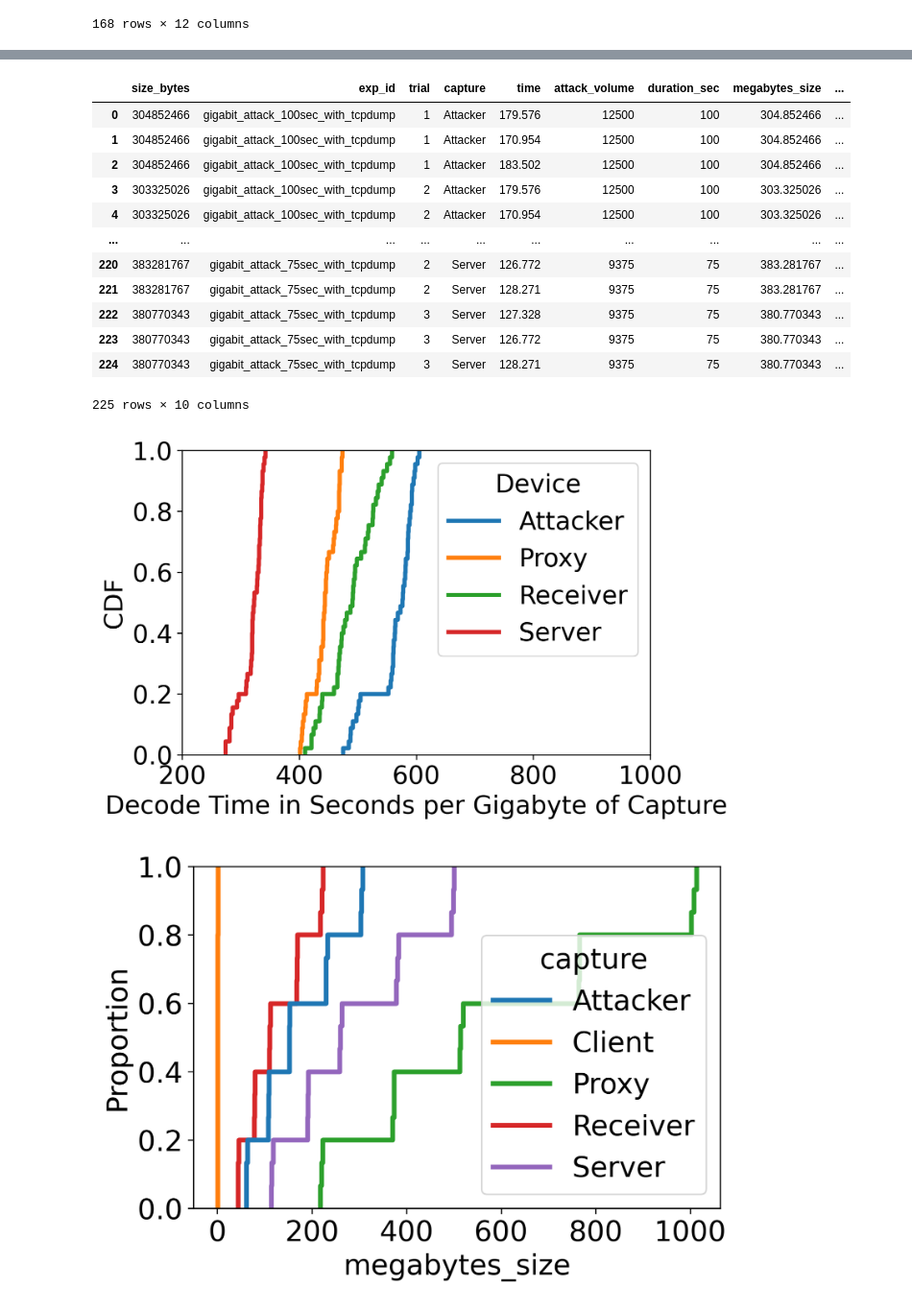
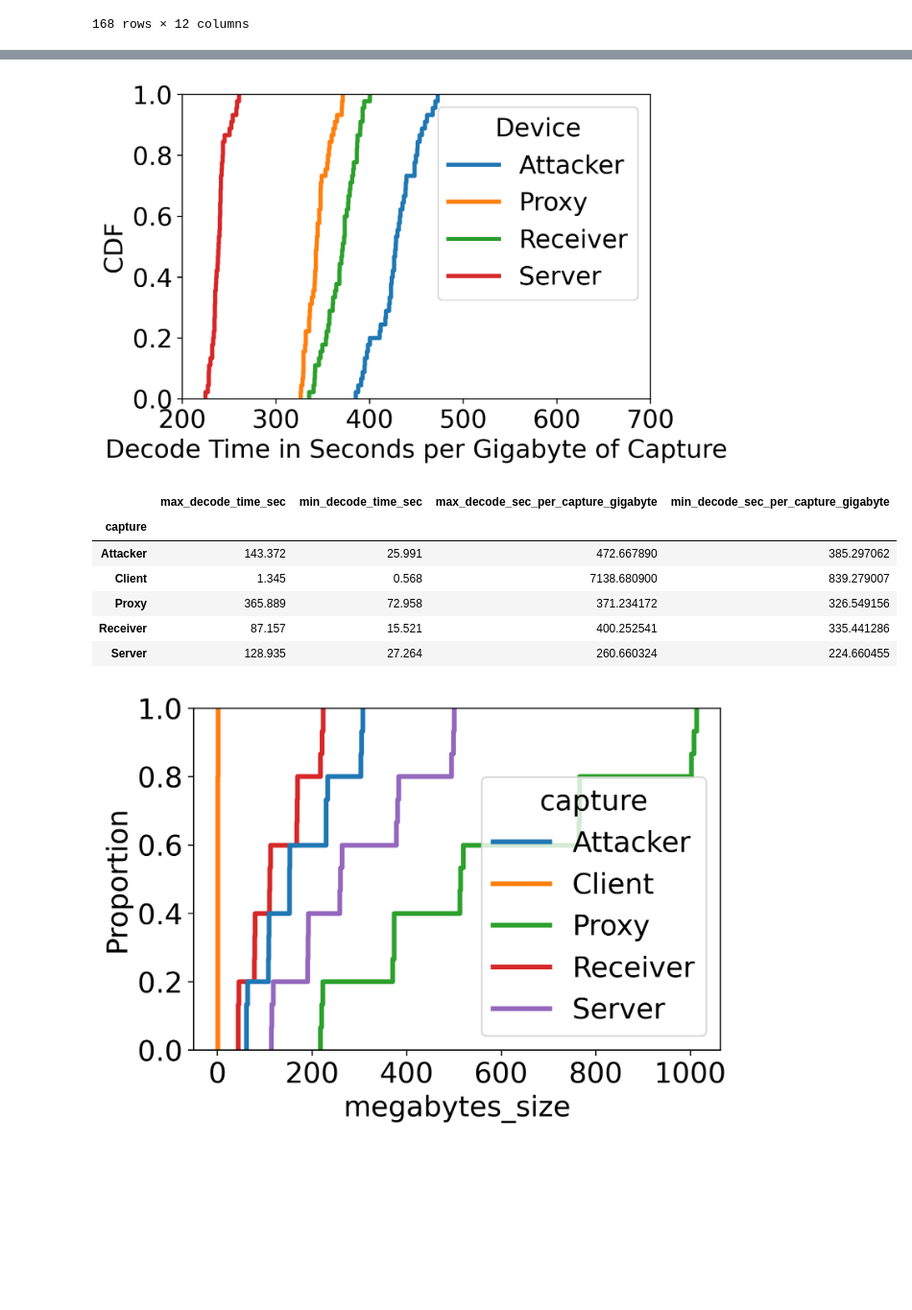
Before and after one commit to amirfarhat/dos-californium, a Jupyter notebook: notebooks/polars_multi_send_to_db_play.ipynb, the cells around one changed output, grey strips where cells are left out. Shown at 96% size. Drawn from its saved outputs; the diff is of its cells as text; code cells hidden in the pictures; blank space fills up the shorter version.

```diff
--- a/notebooks/polars_multi_send_to_db_play.ipynb
+++ b/notebooks/polars_multi_send_to_db_play.ipynb
@@ -842,24 +842,27 @@ mdf
 168 rows × 12 columns
 # %%
 d = list()
-with open("/home/ubuntu/dos-californium/decode_lines.txt", "r") as f:
+# with open("/home/ubuntu/dos-californium/decode_lines.txt", "r") as f:
+with open("/home/ubuntu/dos-californium/redone_decode_lines.txt", "r") as f:
   for i, L in enumerate(f):
-    L = L.rstrip().replace("\t", " ").replace("-real ", "/real/").replace(":", "/")
+    L = L.rstrip().replace("\t", " ").replace("-real ", "/real/").replace(":real ", "/real/").replace(":", "/").replace("-", "/")
     parts = L.split("/")
-    exp_id = parts[0].replace("file_", "")
+    group_id = parts[0].replace("file_", "")
+    exp_id = parts[1].replace("process_", "").replace(".log", "")
     if i % 2 == 0:
-      dump = parts[-1]
+      dump = parts[-1].replace("client1", "client").replace("_dump.pcap", "").title()
       d.append({
+        "group_id": group_id,
         "exp_id": exp_id,
-        "dump": dump,
-        "time": None
+        "capture": dump,
+        "decode_time_sec": None
       })
     else:
       s = parts[-1]
       mins = int(s[:s.index("m")])
       secs = float(s[s.index("m")+1:-1])
       time = mins*60 + secs
-      d[-1]["time"] = time
+      d[-1]["decode_time_sec"] = time
 
 df = pd.DataFrame.from_dict(d)
 
@@ -875,11 +878,7 @@ volumes = [
 ]
 vdf = pd.DataFrame.from_records(volumes)
 
-
 df = df.merge(vdf, on="exp_id")
-df.rename(columns={
-  "dump": "capture",
-}, inplace=True)
 df["capture"] = df["capture"].str.replace("_dump.pcap", "")
 df["capture"] = df["capture"].str.replace("client1", "client")
 df = df[df["exp_id"].str.startswith("gigabit_attack")]
@@ -889,7 +888,7 @@ gdf = (
   df
   .groupby(by=["exp_id", "attack_volume", "capture"])
   .agg(
-    avg_decode_time=("time", "mean"),
+    avg_decode_time=("decode_time_sec", "mean"),
     attack_duration_sec=("duration_sec", "max")
   )
   .sort_values(by="attack_volume")
@@ -902,7 +901,7 @@ g = sns.relplot(
   ci="sd",
   err_style="bars",
   x="duration_sec",
-  y="time",
+  y="decode_time_sec",
   hue="capture",
   hue_order=[
     'Proxy',
@@ -968,51 +967,54 @@ with open("/home/ubuntu/dos-californium/gigabit_dump_sizes.txt", "r") as f:
     size_bytes = int(parts[0])
     dump_path = parts[1].replace("./", "")
     path_parts = dump_path.split("/")
     exp_id = path_parts[0]
     trial = int(path_parts[1])
     capture = path_parts[2].replace("client1", "client").replace("_dump.pcap", "").title()
 
     d.append({
       "size_bytes": size_bytes,
       "exp_id": exp_id,
       "trial": trial,
       "capture": capture,
     })
 
 sdf = pd.DataFrame.from_records(d)
 sdf = sdf.merge(df, on=["exp_id", "capture"])
 sdf["megabytes_size"] = (1e-6 * sdf["size_bytes"])
-sdf["decode_msec_per_capture_megabyte"] = (1e3 * sdf["time"]) / (1e-6 * sdf["size_bytes"])
-sdf["decode_sec_per_capture_gigabyte"] = (1e0 * sdf["time"]) / (1e-9 * sdf["size_bytes"])
+sdf["decode_msec_per_capture_megabyte"] = (1e3 * sdf["decode_time_sec"]) / (1e-6 * sdf["size_bytes"])
+sdf["decode_sec_per_capture_gigabyte"] = (1e0 * sdf["decode_time_sec"]) / (1e-9 * sdf["size_bytes"])
 
 ax = sns.ecdfplot(
   data=sdf[sdf["capture"] != "Client"],
   x="decode_sec_per_capture_gigabyte",
   hue="capture",
 )
 
-ax.set_xlim([200, 1_000])
+ax.set_xlim([200, 700])
 # ax.set_xticks(list(range(200, 1_100 + 1, 50)), rot=45)
 ax.set_ylabel("CDF")
 ax.set_xlabel("Decode Time in Seconds per Gigabyte of Capture")
 ax.get_legend().set_title("Device")
+plt.show()
 
-sdf
+(
+  sdf.groupby(by="capture")
+  .agg(
+    max_decode_time_sec=("decode_time_sec", "max"),
+    min_decode_time_sec=("decode_time_sec", "min"),
+    max_decode_sec_per_capture_gigabyte=("decode_sec_per_capture_gigabyte", "max"),
+    min_decode_sec_per_capture_gigabyte=("decode_sec_per_capture_gigabyte", "min"),
+  )
+)
 # %% [output]
+[figure, new version]
-|  | size_bytes | exp_id | trial | capture | time | attack_volume | duration_sec | megabytes_size | ... |
-| 0 | 304852466 | gigabit_attack_100sec_with_tcpdump | 1 | Attacker | 179.576 | 12500 | 100 | 304.852466 | ... |
-| 1 | 304852466 | gigabit_attack_100sec_with_tcpdump | 1 | Attacker | 170.954 | 12500 | 100 | 304.852466 | ... |
-| 2 | 304852466 | gigabit_attack_100sec_with_tcpdump | 1 | Attacker | 183.502 | 12500 | 100 | 304.852466 | ... |
-| 3 | 303325026 | gigabit_attack_100sec_with_tcpdump | 2 | Attacker | 179.576 | 12500 | 100 | 303.325026 | ... |
-| 4 | 303325026 | gigabit_attack_100sec_with_tcpdump | 2 | Attacker | 170.954 | 12500 | 100 | 303.325026 | ... |
-| ... | ... | ... | ... | ... | ... | ... | ... | ... | ... |
-| 220 | 383281767 | gigabit_attack_75sec_with_tcpdump | 2 | Server | 126.772 | 9375 | 75 | 383.281767 | ... |
-| 221 | 383281767 | gigabit_attack_75sec_with_tcpdump | 2 | Server | 128.271 | 9375 | 75 | 383.281767 | ... |
-| 222 | 380770343 | gigabit_attack_75sec_with_tcpdump | 3 | Server | 127.328 | 9375 | 75 | 380.770343 | ... |
-| 223 | 380770343 | gigabit_attack_75sec_with_tcpdump | 3 | Server | 126.772 | 9375 | 75 | 380.770343 | ... |
-| 224 | 380770343 | gigabit_attack_75sec_with_tcpdump | 3 | Server | 128.271 | 9375 | 75 | 380.770343 | ... |
+|  | max_decode_time_sec | min_decode_time_sec | max_decode_sec_per_capture_gigabyte | min_decode_sec_per_capture_gigabyte |
+| capture |  |  |  |  |
+| Attacker | 143.372 | 25.991 | 472.667890 | 385.297062 |
+| Client | 1.345 | 0.568 | 7138.680900 | 839.279007 |
+| Proxy | 365.889 | 72.958 | 371.234172 | 326.549156 |
+| Receiver | 87.157 | 15.521 | 400.252541 | 335.441286 |
+| Server | 128.935 | 27.264 | 260.660324 | 224.660455 |
-225 rows × 10 columns
-[figure, old version]
 # %%
 ax = sns.ecdfplot(
   data=sdf,
```
Also changed, not shown: parts of 10 cells of this notebook, 4 other files.
